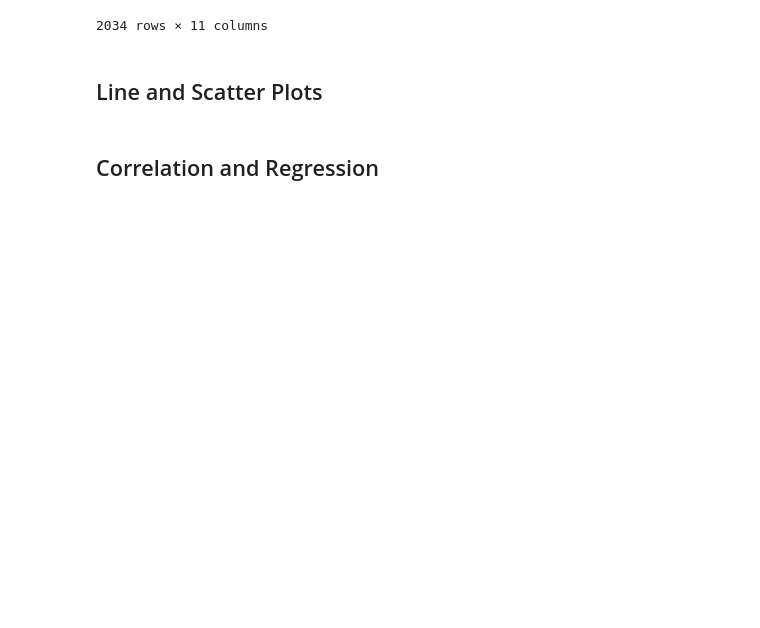
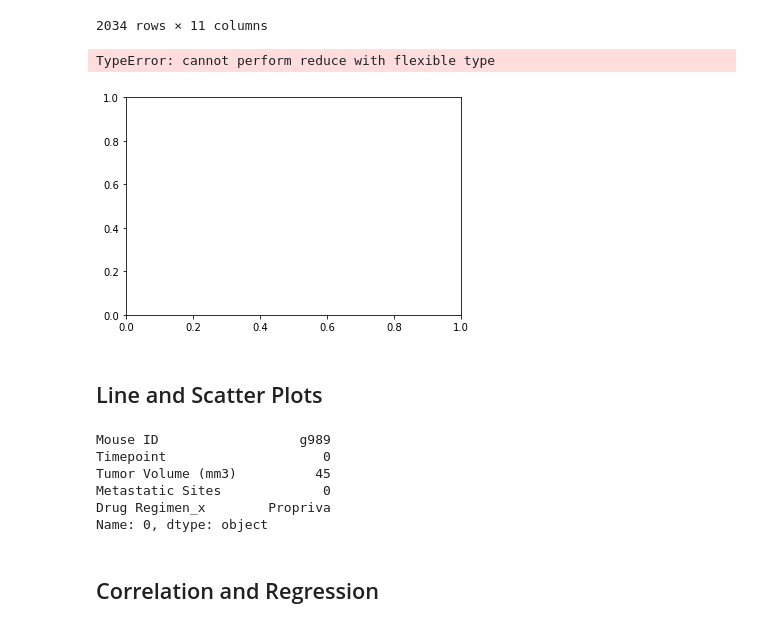
Before and after one commit to aidixon/matplotlib-challenge, a Jupyter notebook: Pymaceuticals/pymaceuticals_starter.ipynb, the cells around one changed output. Drawn from its saved outputs; the diff is of its cells as text; code cells hidden in the pictures; blank space fills up the shorter version.

```diff
--- a/Pymaceuticals/pymaceuticals_starter.ipynb
+++ b/Pymaceuticals/pymaceuticals_starter.ipynb
@@ -317,13 +322,28 @@ for treatment in treatment_list:
 # %%
 # Generate a box plot of the final tumor volume of each mouse across four regimens of interest
 treatments = ['Capomulin','Ramicane','Infubinol','Ceftamin']
 fig1, ax1 = plt.subplots()
 ax1.set_title = ('Four Regimens')
-ax1.set_ylabel =
+ax1.set_ylabel = ('Final Tumor Volume (mm3)')
+ax1.boxplot(treatments)
+plt.show()
+# %% [output]
+TypeError: cannot perform reduce with flexible type
+[figure, added]
 # %% [markdown]
 ## Line and Scatter Plots
 # %%
 # Generate a line plot of tumor volume vs. time point for a mouse treated with Capomulin
+row = "Capomulin"
+capomulin_tumor_timepoint = new_table_df.iloc[0, :]
+capomulin_tumor_timepoint.head()
+# %% [output]
+Mouse ID                  g989
+Timepoint                    0
+Tumor Volume (mm3)          45
+Metastatic Sites             0
+Drug Regimen_x        Propriva
+Name: 0, dtype: object
 # %%
 # Generate a scatter plot of average tumor volume vs. mouse weight for the Capomulin regimen
 # %% [markdown]
```
Also changed, not shown: parts of 2 cells of this notebook, 2 other files.
